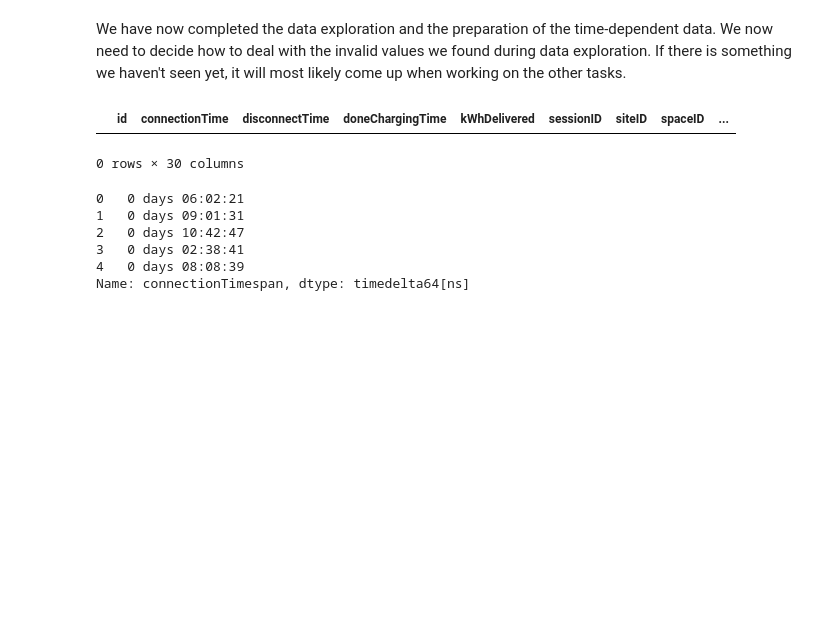
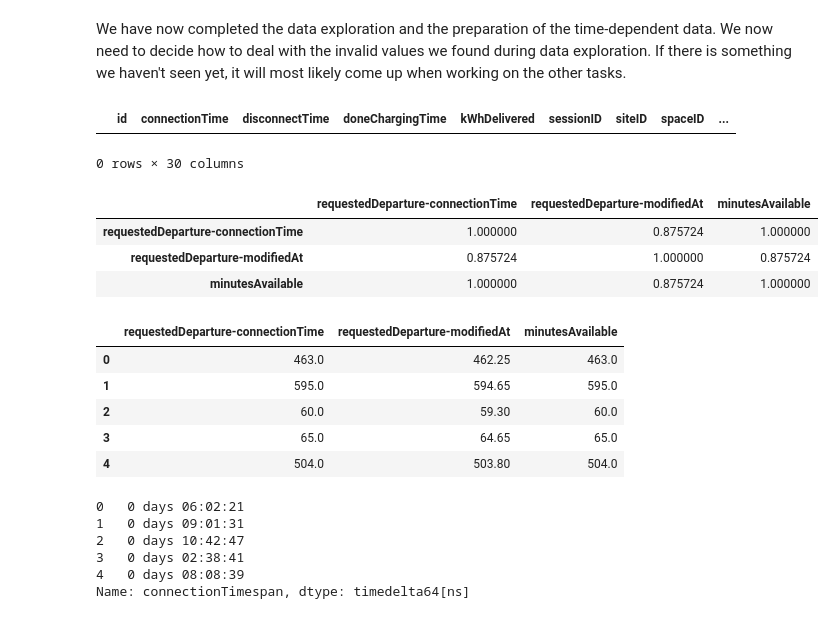
Before and after one commit to Amocon/A-Team_AA-Team-Assignment_2024, a Jupyter notebook: aa_team_assignment/data_preparation.ipynb, the cells around one changed output. Saved outputs shown, nothing was run; the diff lists cells and outputs as text; code cells hidden in the pictures; blank space fills up the shorter version.

```diff
--- a/aa_team_assignment/data_preparation.ipynb
+++ b/aa_team_assignment/data_preparation.ipynb
@@ -598,6 +598,34 @@ profile.get_duplicates()
 # %% [output]
 |  | id | connectionTime | disconnectTime | doneChargingTime | kWhDelivered | sessionID | siteID | spaceID | ... |
 0 rows × 30 columns
+# %%
+pd.set_option('display.max_columns', None)
+full_charging_df.head()
+
+# Timespan between requestedDeparture and connectionTime in minutes
+full_charging_df["requestedDeparture-connectionTime"] = (full_charging_df["requestedDeparture"] - full_charging_df["connectionTime"]).dt.total_seconds() / 60
+
+# Time between requestedDeparture and modifiedAt in minutes
+full_charging_df["requestedDeparture-modifiedAt"] = (full_charging_df["requestedDeparture"] - full_charging_df["modifiedAt"] ).dt.total_seconds() / 60
+
+# Calculate correlation between the new columns and minutesAvailable
+correlation_columns = ["requestedDeparture-connectionTime", "requestedDeparture-modifiedAt", "minutesAvailable"]
+correlation_matrix = full_charging_df[correlation_columns].corr()
+correlation_matrix
+# %% [output]
+|  | requestedDeparture-connectionTime | requestedDeparture-modifiedAt | minutesAvailable |
+| requestedDeparture-connectionTime | 1.000000 | 0.875724 | 1.000000 |
+| requestedDeparture-modifiedAt | 0.875724 | 1.000000 | 0.875724 |
+| minutesAvailable | 1.000000 | 0.875724 | 1.000000 |
+# %%
+full_charging_df[correlation_columns].head()
+# %% [output]
+|  | requestedDeparture-connectionTime | requestedDeparture-modifiedAt | minutesAvailable |
+| 0 | 463.0 | 462.25 | 463.0 |
+| 1 | 595.0 | 594.65 | 595.0 |
+| 2 | 60.0 | 59.30 | 60.0 |
+| 3 | 65.0 | 64.65 | 65.0 |
+| 4 | 504.0 | 503.80 | 504.0 |
 # %%
 # Set doneChargingTime to disconnectTime, if doneChargingTime is grater than disconnectTime
 full_charging_df.loc[full_charging_df['doneChargingTime'] > full_charging_df['disconnectTime'], 'doneChargingTime'] = full_charging_df['disconnectTime']
```
